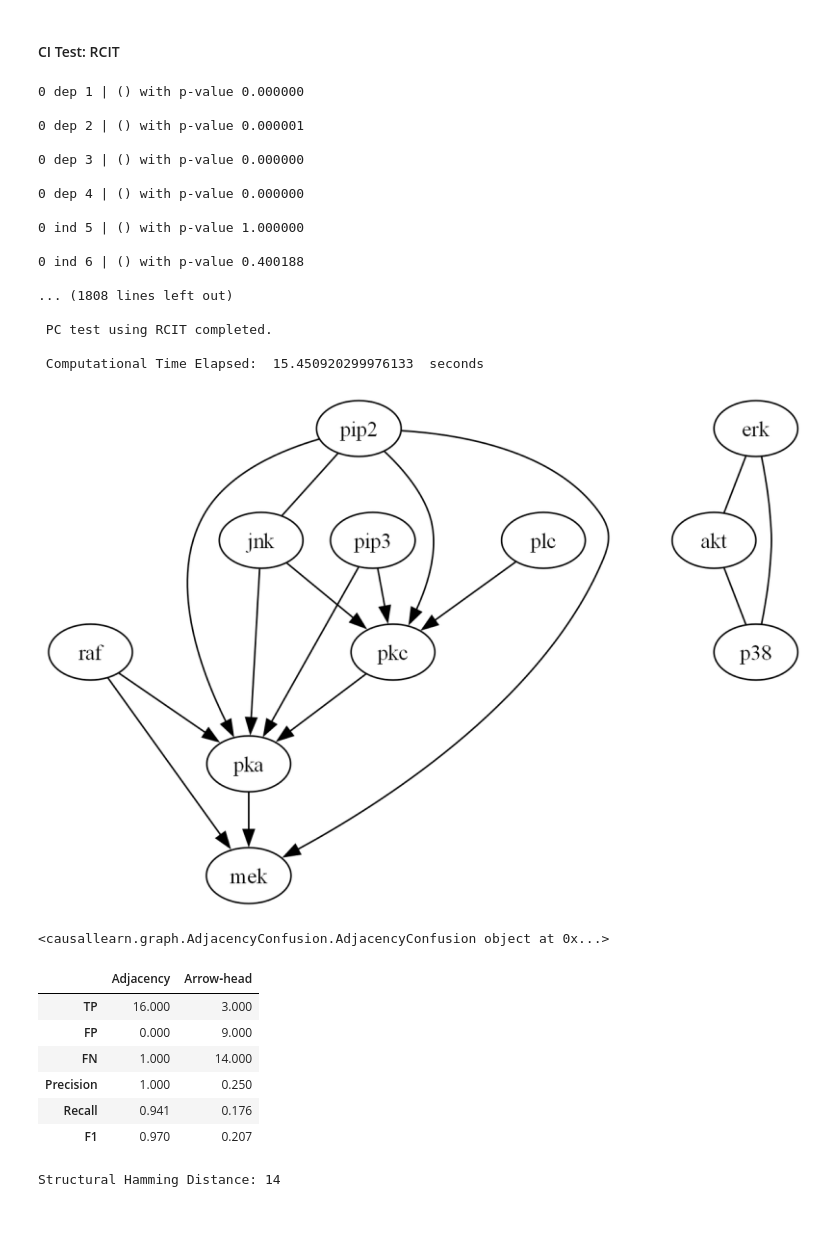
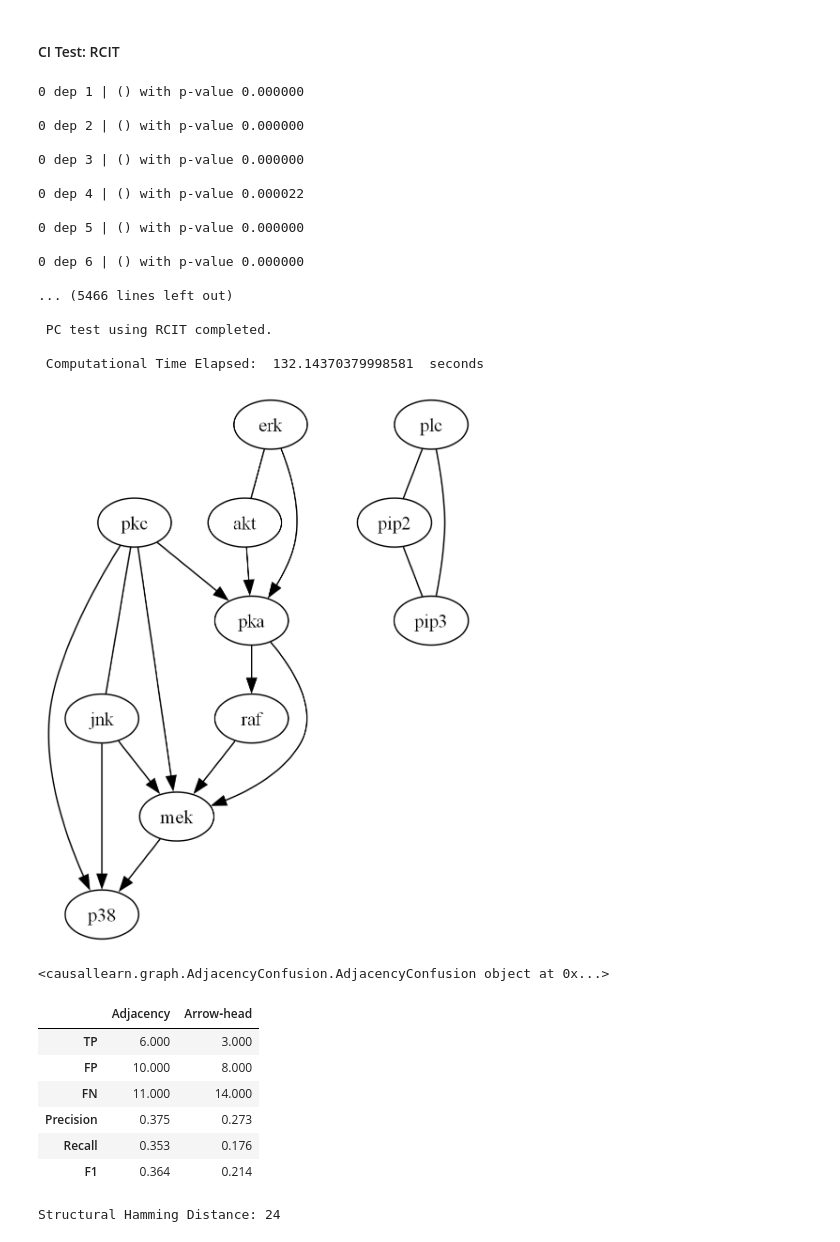
Before and after one commit to HK-Tan/Causal-Discovery-for-Financial-Applications, a Jupyter notebook: stats_256_notebook.ipynb, the cells around one changed output. Drawn from its saved outputs; the diff is of its cells as text; code cells hidden in the pictures.

```diff
--- a/stats_256_notebook.ipynb
+++ b/stats_256_notebook.ipynb
@@ -545,12 +556,17 @@ Structural Hamming Distance: 10
 #### CI Test: RCIT
 # %%
 # Run the PC algorithm with different parameters
+try:
+    os.remove("cache/sachs_rcit_binned_cache.json")          # raises FileNotFoundError if absent
+except FileNotFoundError:
+    print("File did not exist.")
+
 start_time = time.monotonic()
 cg_rcit = pc(data,
         alpha = 0.05,
         indep_test = "rcit",
         # parameters for the indep_test
-        n_components = 1000, # number of components for the RCIT test, <= number of samples
+        n_components = 600, # number of components for the RCIT test, <= number of samples
         # end
         cache_path= "cache/sachs_rcit_binned_cache.json", # caching helps
         stable = True,
@@ -560,40 +576,40 @@ cg_rcit = pc(data,
         correction_name = None,
         background_knowledge = None,  # A way to add background knowledge
         verbose = True,
         show_progress = True,
 )
 print("\n PC test using RCIT completed.")
 end_time = time.monotonic()
 print("\n Computational Time Elapsed: ", end_time - start_time, " seconds" )
 
 
 # Visualize using pydot and save the graph
 cg_rcit.draw_pydot_graph(labels=labels)
 pyd_rcit = GraphUtils.to_pydot(cg_rcit.G, labels=labels)
 pyd_rcit.write_png('sach_rcit_binned.png')
 
 # Visualize using networks
 # cg_fisherz.to_nx_graph()
 # cg_fisherz.draw_nx_graph(skel=False)
 # %% [output]
 0 dep 1 | () with p-value 0.000000
 
-0 dep 2 | () with p-value 0.000001
+0 dep 2 | () with p-value 0.000000
 
 0 dep 3 | () with p-value 0.000000
 
-0 dep 4 | () with p-value 0.000000
+0 dep 4 | () with p-value 0.000022
 
-0 ind 5 | () with p-value 1.000000
+0 dep 5 | () with p-value 0.000000
 
-0 ind 6 | () with p-value 0.400188
+0 dep 6 | () with p-value 0.000000
 
-... (1808 lines left out)
+... (5466 lines left out)
 
  PC test using RCIT completed.
 
- Computational Time Elapsed:  15.450920299976133  seconds
+ Computational Time Elapsed:  132.14370379998581  seconds
-[figure, old version]
+[figure, new version]
 # %%
 # For arrows
 
@@ -639,10 +655,10 @@ print("Structural Hamming Distance:", shd)
 # %% [output]
 <causallearn.graph.AdjacencyConfusion.AdjacencyConfusion object at 0x...>
 |  | Adjacency | Arrow‑head |
-| TP | 16.000 | 3.000 |
-| FP | 0.000 | 9.000 |
-| FN | 1.000 | 14.000 |
-| Precision | 1.000 | 0.250 |
-| Recall | 0.941 | 0.176 |
-| F1 | 0.970 | 0.207 |
+| TP | 6.000 | 3.000 |
+| FP | 10.000 | 8.000 |
+| FN | 11.000 | 14.000 |
+| Precision | 0.375 | 0.273 |
+| Recall | 0.353 | 0.176 |
+| F1 | 0.364 | 0.214 |
-Structural Hamming Distance: 14
+Structural Hamming Distance: 24
```
Also changed, not shown: parts of 13 cells of this notebook, 4 other files.
